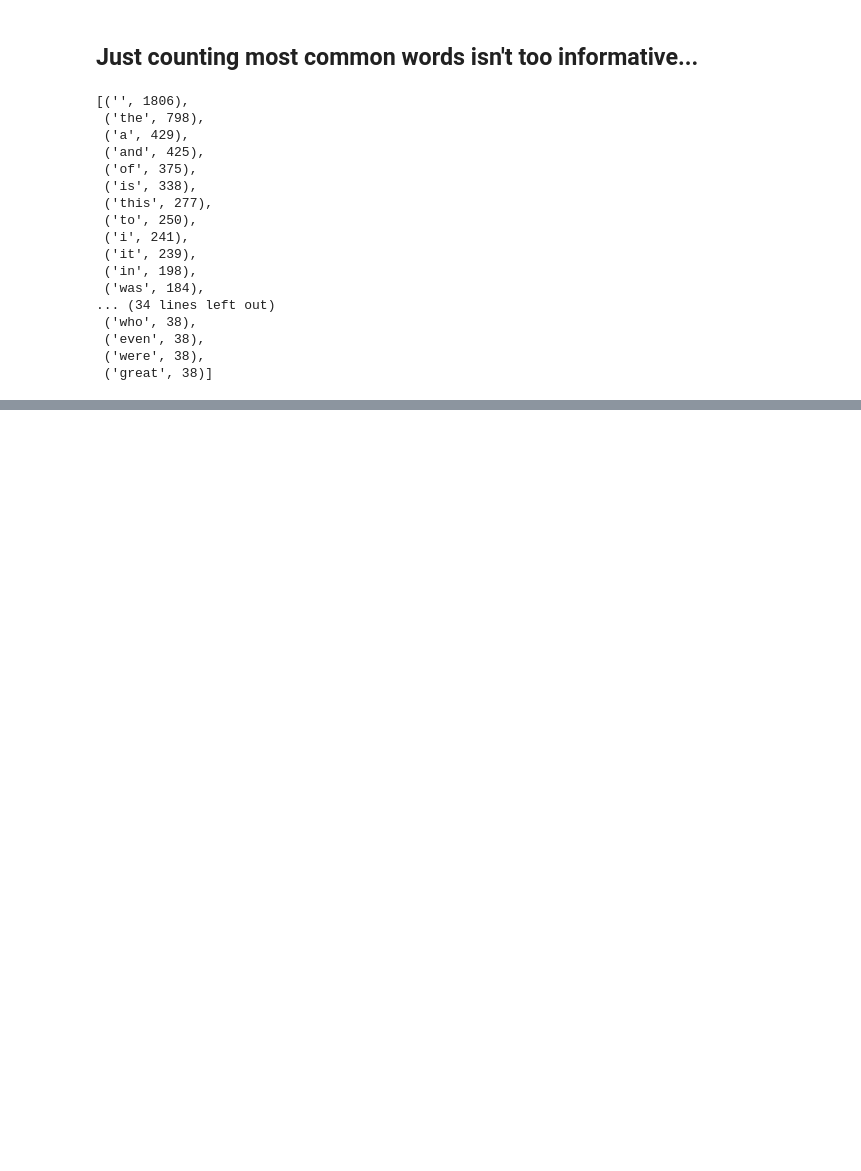
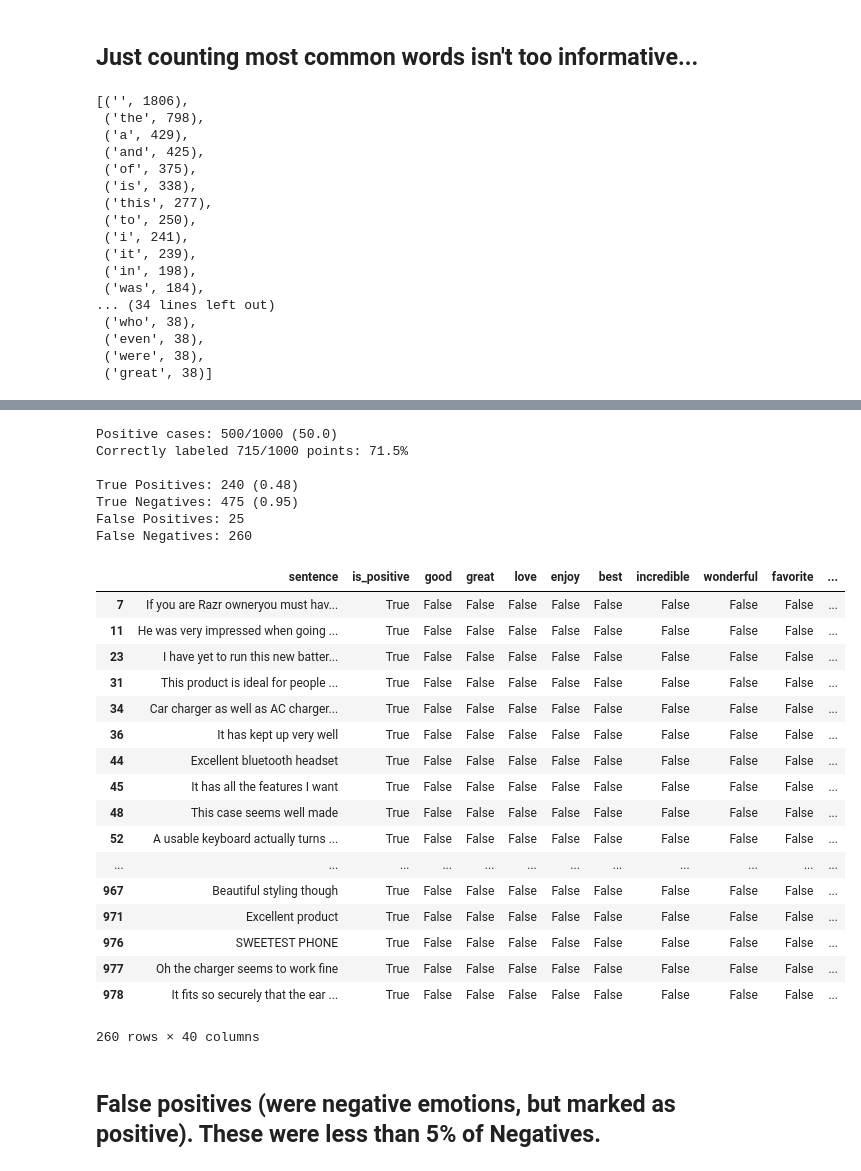
Before and after one commit to davidnmora/thinkful, a Jupyter notebook: feedback-analysis-2-2-7/Feedback Analysis, sentiments -- 2.2.7, 2.3.4.ipynb, the cells around one changed output, grey strips where cells are left out. Saved outputs shown, nothing was run; the diff lists cells and outputs as text; code cells hidden in the pictures; blank space fills up the shorter version.

```diff
--- a/feedback-analysis-2-2-7/Feedback Analysis, sentiments -- 2.2.7, 2.3.4.ipynb
+++ b/feedback-analysis-2-2-7/Feedback Analysis, sentiments -- 2.2.7, 2.3.4.ipynb
@@ -78,6 +78,9 @@ def create_and_test_model(df, existing_model=None):
     print_confusion_matrix(target, y_pred)
 
     return bnb
+# %%
+def f():
+    return 1,2,3
 # %%
 IMDB = 'imdb'
 AMAZON = 'amazon'
@@ -244,0 +253,27 @@ counted_words.most_common(50)
+# %%
+def _create_and_test_model(df, existing_model=None):
+    data = df[keywords]
+    target = df['is_positive']
+
+    if existing_model:
+        bnb = existing_model
+    else:
+        # Our data is binary / boolean, so we're importing the Bernoulli classifier.
+        from sklearn.naive_bayes import BernoulliNB
+        bnb = BernoulliNB()
+
+        # Fit our model to the data.
+        bnb.fit(data, target)
+
+    # Classify, storing the result in a new variable.
+    y_pred = bnb.predict(data)
+
+    # Display our results.
+    correct = (target == y_pred).sum()
+    total = data.shape[0]
+    positive_cases = df['is_positive'].sum()
+    print(f'Positive cases: {positive_cases}/{total} ({100.0*positive_cases/total})')
+    print(f'Correctly labeled {correct}/{total} points: {100.0*correct/total}%')
+    print_confusion_matrix(target, y_pred)
+
+    return y_pred
@@ -244,0 +286,33 @@ counted_words.most_common(50)
+# %%
+amazon_df = training_datasets[AMAZON]
+y_pred = _create_and_test_model(amazon_df)
+pd.options.display.max_colwidth = 2000
+amazon_df[(amazon_df['is_positive'] != y_pred) & (amazon_df['is_positive'] == True)]#.sentence
+# %% [output]
+Positive cases: 500/1000 (50.0)
+Correctly labeled 715/1000 points: 71.5%
+
+True Positives: 240 (0.48)
+True Negatives: 475 (0.95)
+False Positives: 25
+False Negatives: 260
+|  | sentence | is_positive | good | great | love | enjoy | best | incredible | wonderful | favorite | ... |
+| 7 | If you are Razr owneryou must hav... | True | False | False | False | False | False | False | False | False | ... |
+| 11 | He was very impressed when going ... | True | False | False | False | False | False | False | False | False | ... |
+| 23 | I have yet to run this new batter... | True | False | False | False | False | False | False | False | False | ... |
+| 31 | This product is ideal for people ... | True | False | False | False | False | False | False | False | False | ... |
+| 34 | Car charger as well as AC charger... | True | False | False | False | False | False | False | False | False | ... |
+| 36 | It has kept up very well | True | False | False | False | False | False | False | False | False | ... |
+| 44 | Excellent bluetooth headset | True | False | False | False | False | False | False | False | False | ... |
+| 45 | It has all the features I want | True | False | False | False | False | False | False | False | False | ... |
+| 48 | This case seems well made | True | False | False | False | False | False | False | False | False | ... |
+| 52 | A usable keyboard actually turns ... | True | False | False | False | False | False | False | False | False | ... |
+| ... | ... | ... | ... | ... | ... | ... | ... | ... | ... | ... | ... |
+| 967 | Beautiful styling though | True | False | False | False | False | False | False | False | False | ... |
+| 971 | Excellent product | True | False | False | False | False | False | False | False | False | ... |
+| 976 | SWEETEST PHONE | True | False | False | False | False | False | False | False | False | ... |
+| 977 | Oh the charger seems to work fine | True | False | False | False | False | False | False | False | False | ... |
+| 978 | It fits so securely that the ear ... | True | False | False | False | False | False | False | False | False | ... |
+260 rows × 40 columns
+# %% [markdown]
+## False positives (were negative emotions, but marked as positive). These were less than 5% of Negatives.
```
Also changed, not shown: parts of 8 cells of this notebook, 5 other files.
